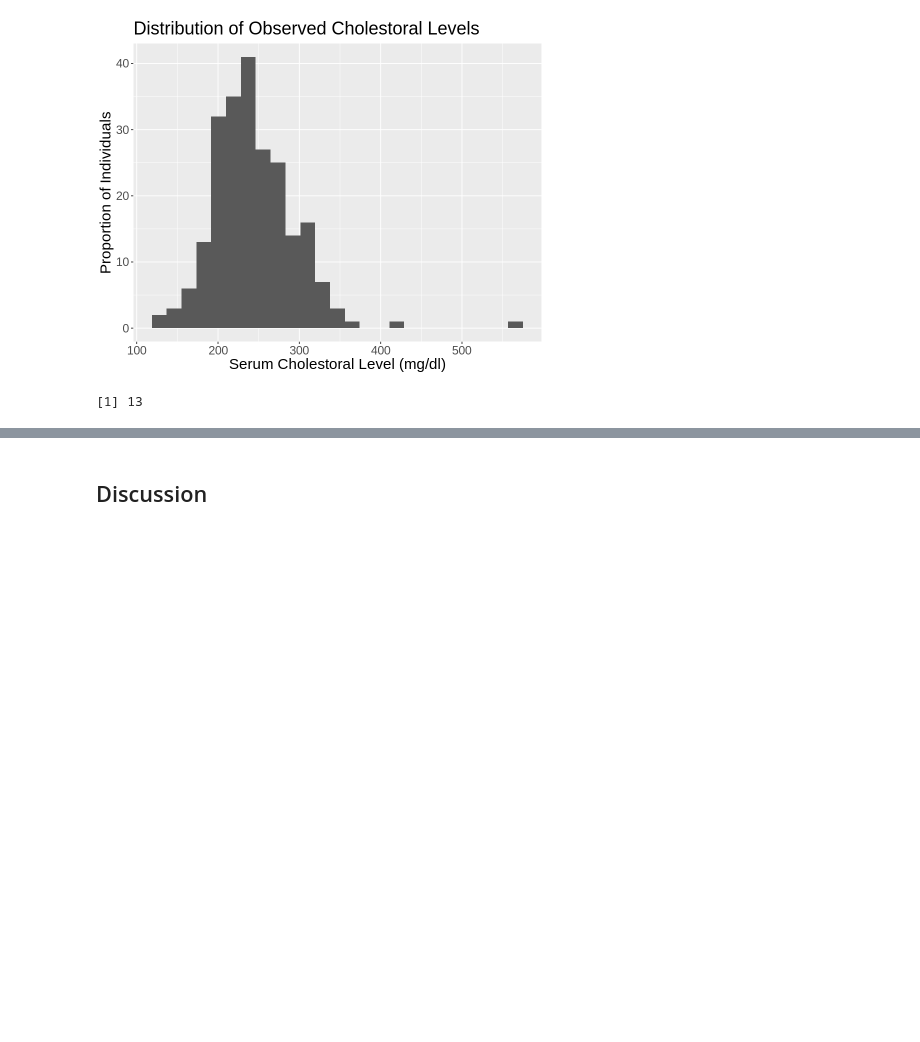
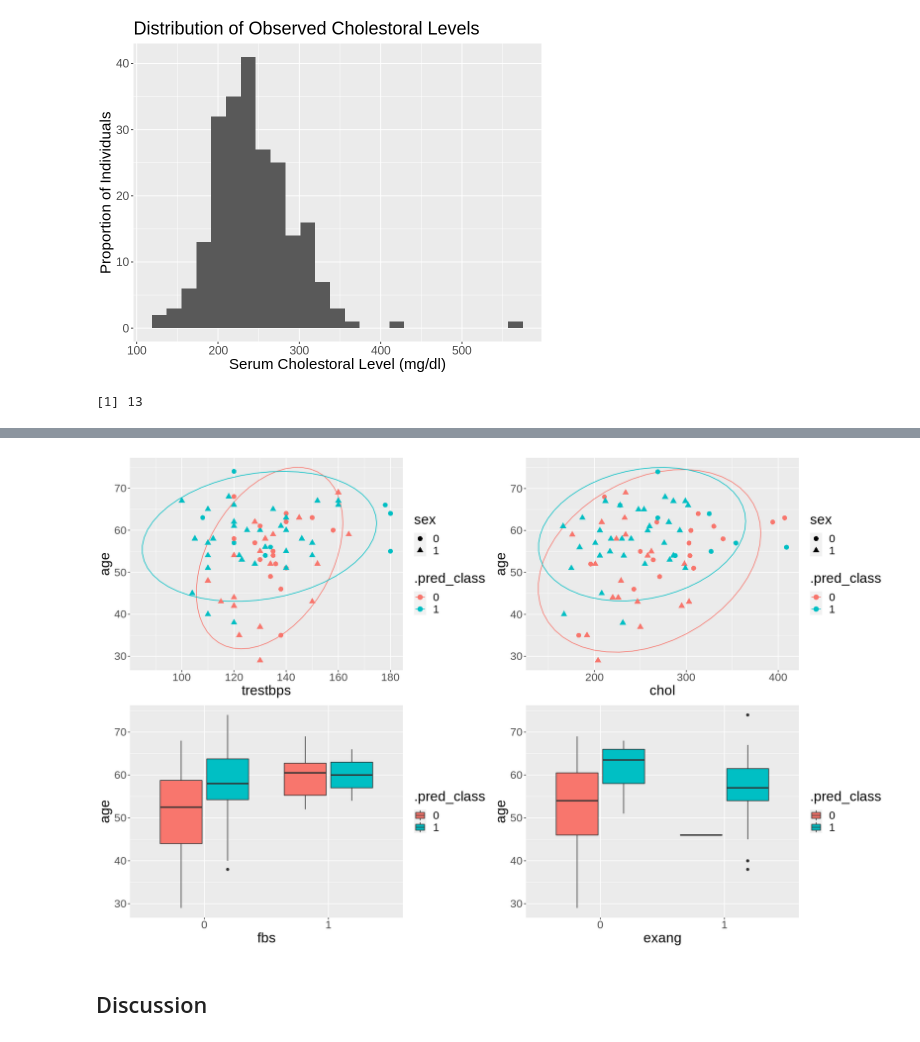
Before and after one commit to Stephanie-Ta/dsci-100-group-project, a Jupyter notebook: Final Report.ipynb, the cells around one changed output, grey strips where cells are left out. Saved outputs shown, nothing was run; the diff lists cells and outputs as text; code cells hidden in the pictures; blank space fills up the shorter version.

```diff
--- a/Final Report.ipynb
+++ b/Final Report.ipynb
@@ -233,3 +250,36 @@ knn_accuracy
+# %%
+#rough visualizations of age vs. quantitative variables
+age_vs_trestbps_sex <- knn_predictions |>
+    mutate(sex = as_factor(sex)) |>
+    ggplot(aes(x = trestbps, y = age, colour = .pred_class)) +
+        stat_ellipse() +
+        geom_point(aes(shape = sex), size = 3) +
+        theme(text = element_text(size = 20))
+
+age_vs_chol_sex <- knn_predictions |>
+    mutate(sex = as_factor(sex)) |>
+    ggplot(aes(x = chol, y = age, colour = .pred_class)) +
+        stat_ellipse() +
+        geom_point(aes(shape = sex), size = 3) +
+        theme(text = element_text(size = 20))
+# %%
+#rough visualizations of age vs. categorical variables
+age_vs_fbs <- knn_predictions |>
+    mutate(fbs = as_factor(fbs)) |>
+    ggplot(aes(x = fbs, y = age, fill = .pred_class)) +
+        geom_boxplot() +
+        theme(text = element_text(size = 20))
+
+age_vs_exang <- knn_predictions |>
+    mutate(exang = as_factor(exang)) |>
+    ggplot(aes(x = exang, y = age, fill = .pred_class)) +
+        geom_boxplot() +
+        theme(text = element_text(size = 20))
+
+options(repr.plot.width = 16, repr.plot.height = 10)
+plot_grid(age_vs_trestbps_sex, age_vs_chol_sex, age_vs_fbs, age_vs_exang)
+# %% [output]
+[figure, added]
 # %% [markdown]
 ## Discussion
 # %% [markdown]
```
Also changed, not shown: parts of 3 cells of this notebook.
